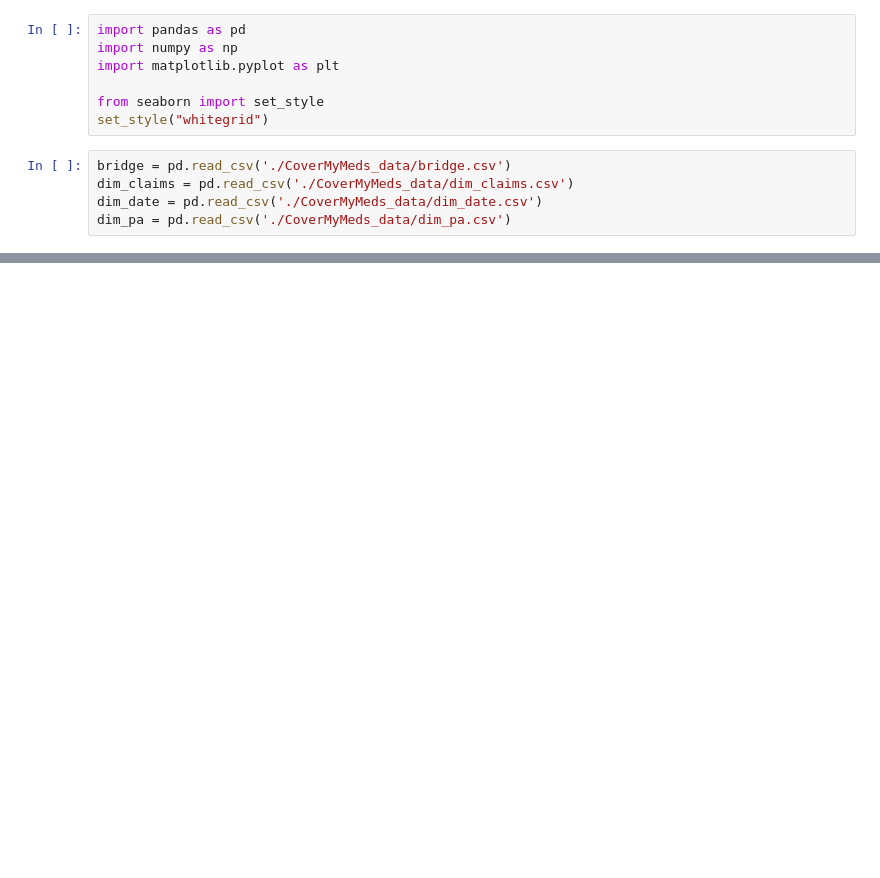
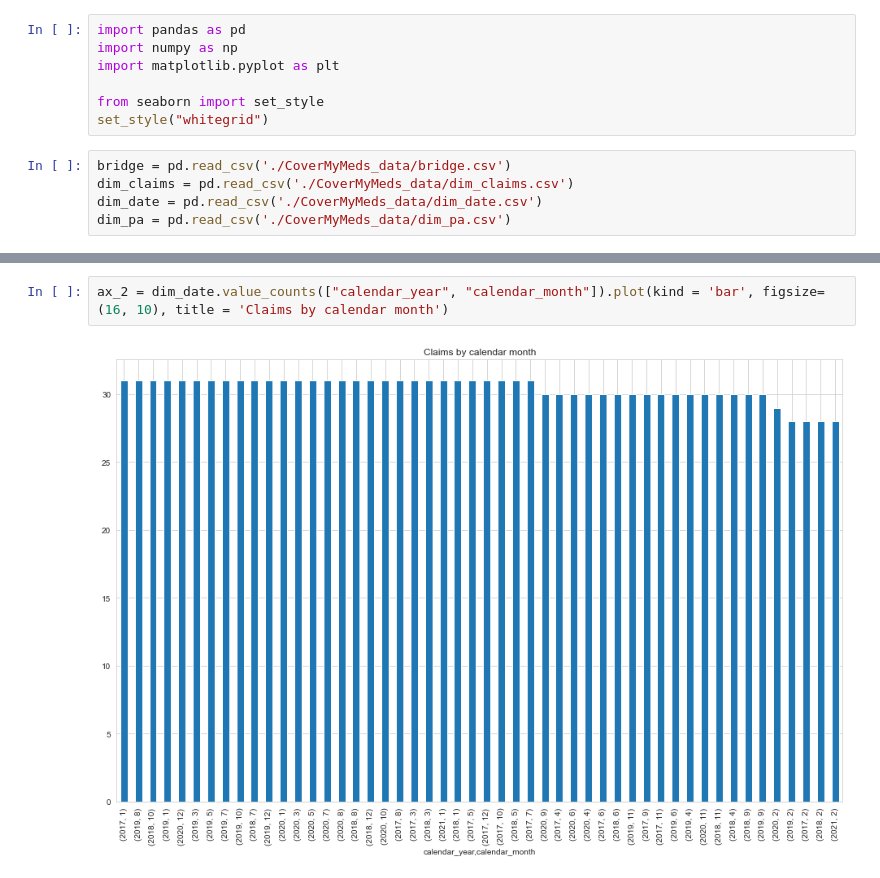
Before and after one commit to xushuo0/CoverMyMeds_Project, a Jupyter notebook: date_summary.ipynb, the cells around one changed output, grey strips where cells are left out. Saved outputs shown, nothing was run; the diff lists cells and outputs as text; blank space fills up the shorter version.

Commit message:
add plot

```diff
--- a/date_summary.ipynb
+++ b/date_summary.ipynb
@@ -24,2 +24,6 @@ ax = dim_date['calendar_month'].value_counts().plot(kind = 'bar', figsize=(12, 1
 # %% [output]
 [figure]
+# %%
+ax_2 = dim_date.value_counts(["calendar_year", "calendar_month"]).plot(kind = 'bar', figsize=(16, 10), title = 'Claims by calendar month')
+# %% [output]
+[figure, added]
```
Also changed, not shown: parts of 2 cells of this notebook.
